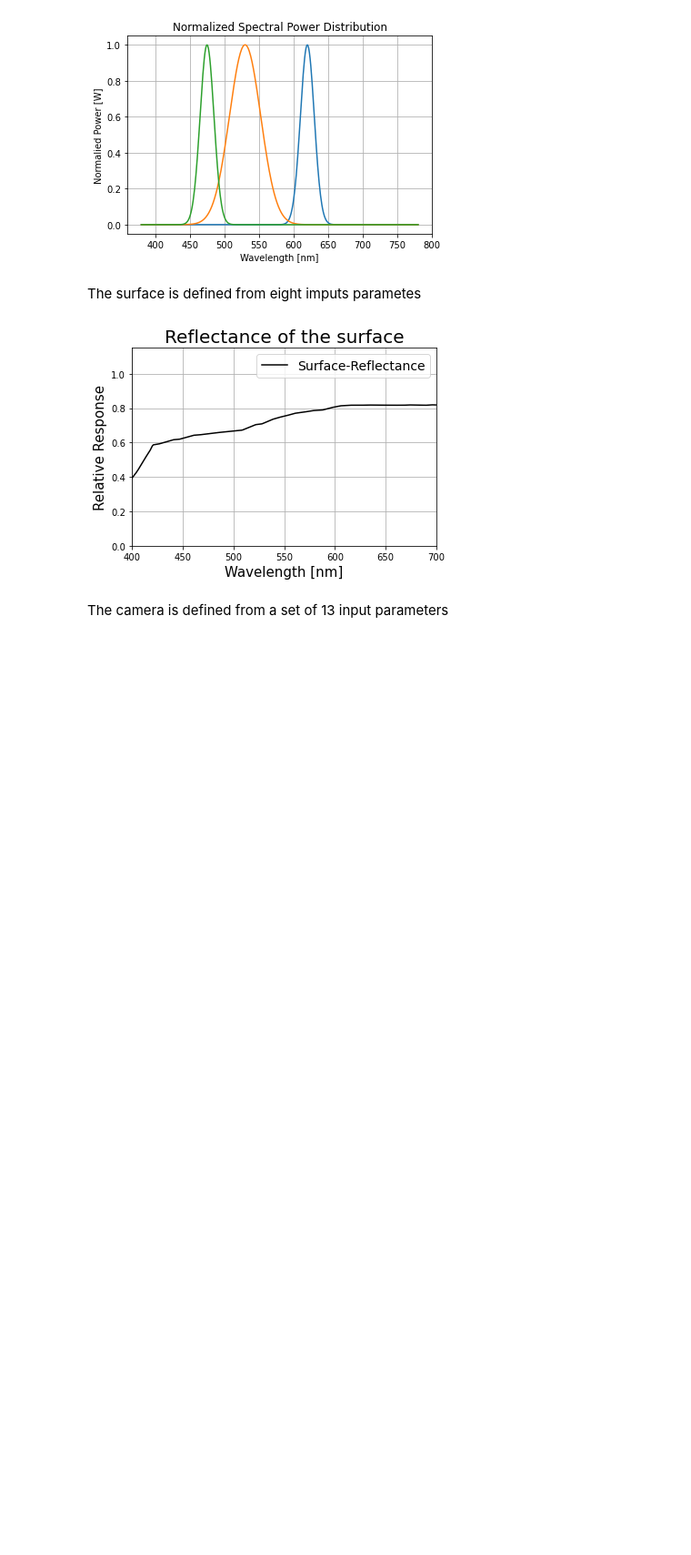
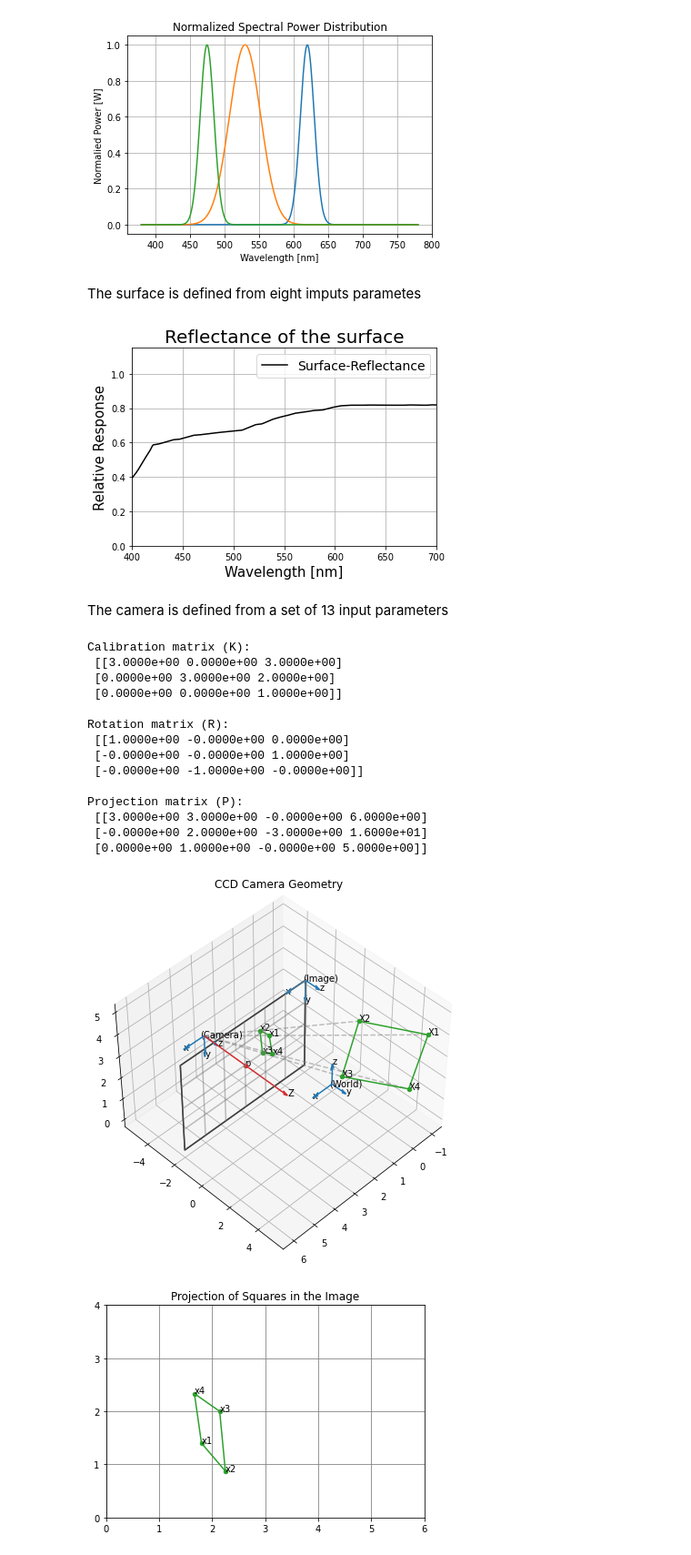
Before and after one commit to jufgutierrezgo/rs-vlc-model, a Jupyter notebook: rs-vlc-simulation.ipynb, the cells around one changed output. Shown at 91% size. Saved outputs shown, nothing was run; the diff lists cells and outputs as text; code cells hidden in the pictures; blank space fills up the shorter version.

```diff
--- a/rs-vlc-simulation.ipynb
+++ b/rs-vlc-simulation.ipynb
@@ -47,35 +47,55 @@ surface._group_vertices()
 # %% [markdown]
 The camera is defined from a set of 13 input parameters
 # %%
-FOCAL_LENGTH = 3.0  # focal length
-PX= 2.0  # principal point x-coordinate
-PY= 1.0  # principal point y-coordinate
+FOCAL_LENGTH = 3  # focal length
+PX= 3  # principal point x-coordinate
+PY= 2  # principal point y-coordinate
 MX = 1.0  # number of pixels per unit distance in image coordinates in x direction
 MY = 1.0  # number of pixels per unit distance in image coordinates in y direction
+#THETA_X = 0  # roll angle
+#THETA_Y = 0.0  # pitch angle
+#THETA_Z = 0  # yaw angle
 THETA_X = np.pi / 2.0  # roll angle
-THETA_Y = 0.0  # pitch angle
+THETA_Y = np.pi  # pitch angle
 THETA_Z = np.pi  # yaw angle
 C = np.array([3, -5, 2])  # camera centre
 IMAGE_HEIGTH = 4
 IMAGE_WIDTH = 6
-RESOLUTION_HEIGTH = 800
-RESOLUTION_WIDTH = 1200
+RESOLUTION_HEIGTH = 4
+RESOLUTION_WIDTH = 6
 
 
 camera = Camera(
     name="camera1",
     focal_length=FOCAL_LENGTH,
     px=PX,
     py=PY,
     mx=MX,
     my=MY,
     theta_x=THETA_X,
     theta_y=THETA_Y,
     theta_z=THETA_Z,
     centre=C,
     image_heigth=IMAGE_HEIGTH,
     image_width=IMAGE_WIDTH,
     resolution_h=RESOLUTION_HEIGTH,
     resolution_w=RESOLUTION_WIDTH,
     surface=surface
 )
+# %% [output]
+Calibration matrix (K):
+ [[3.0000e+00 0.0000e+00 3.0000e+00]
+ [0.0000e+00 3.0000e+00 2.0000e+00]
+ [0.0000e+00 0.0000e+00 1.0000e+00]]
+
+Rotation matrix (R):
+ [[1.0000e+00 -0.0000e+00 0.0000e+00]
+ [-0.0000e+00 -0.0000e+00 1.0000e+00]
+ [-0.0000e+00 -1.0000e+00 -0.0000e+00]]
+
+Projection matrix (P):
+ [[3.0000e+00 3.0000e+00 -0.0000e+00 6.0000e+00]
+ [-0.0000e+00 2.0000e+00 -3.0000e+00 1.6000e+01]
+ [0.0000e+00 1.0000e+00 -0.0000e+00 5.0000e+00]]
+[figure, added]
+[figure, added]
```
Also changed, not shown: parts of 1 cell of this notebook, 3 other files.
